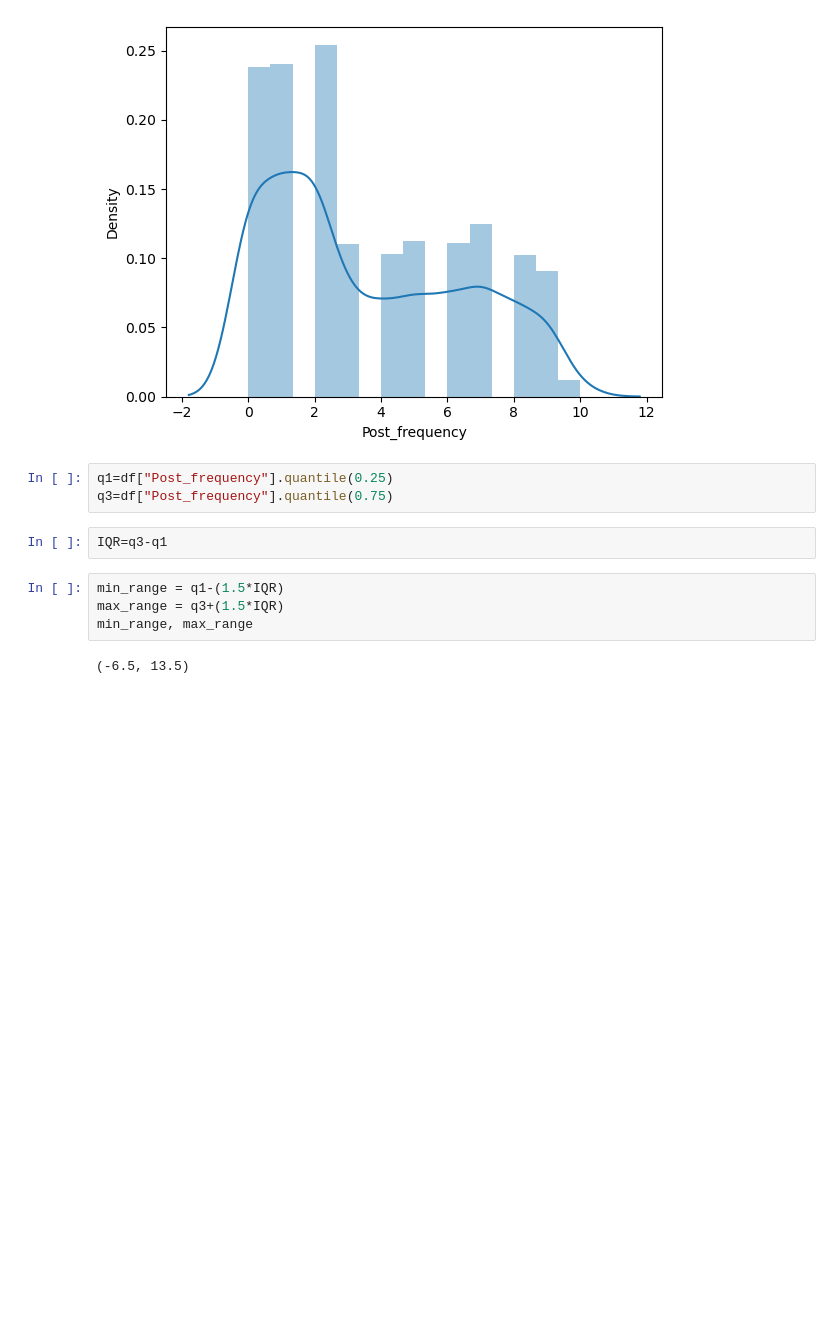
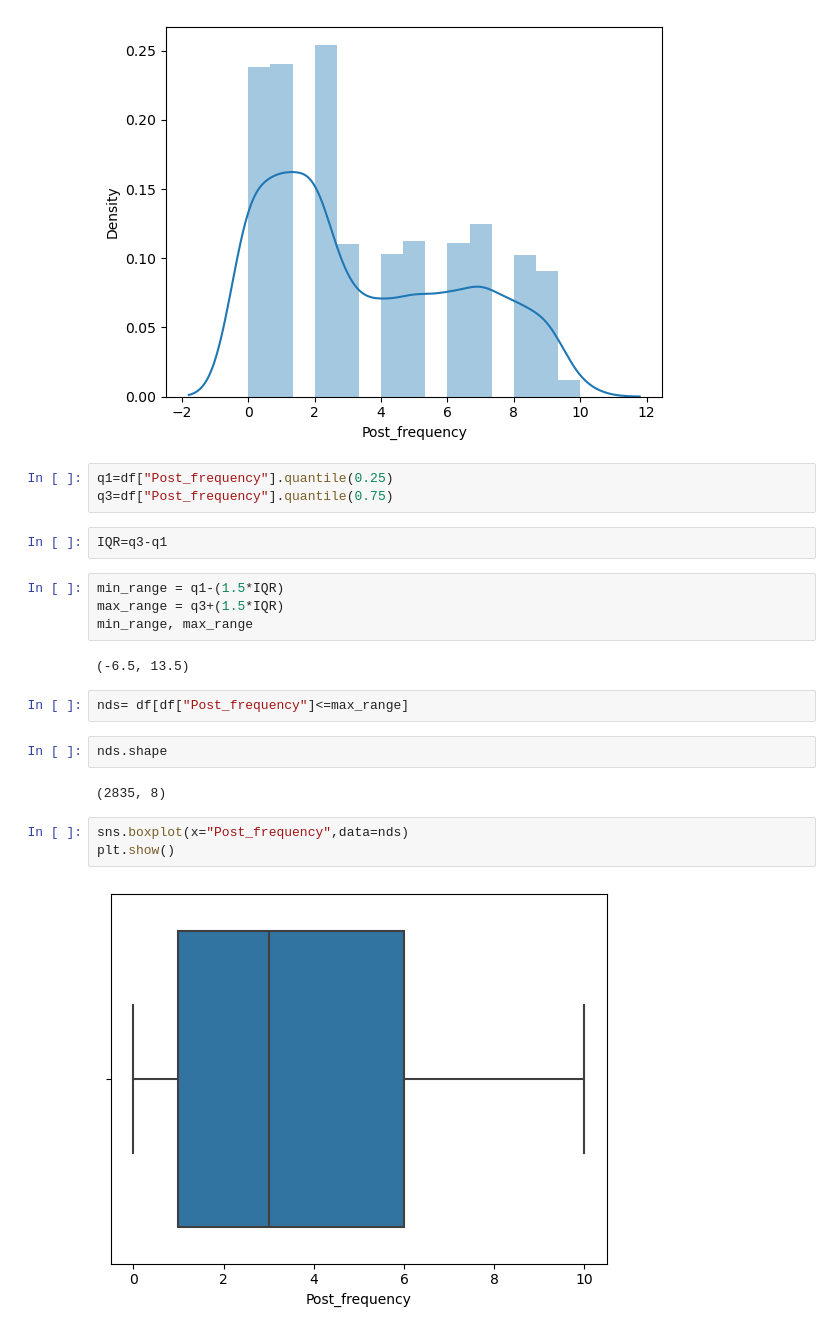
Before and after one commit to gitcrusher/DataScience, a Jupyter notebook: Personality_Analysis/outliers.ipynb, the cells around one changed output. Saved outputs shown, nothing was run; the diff lists cells and outputs as text; blank space fills up the shorter version.

```diff
--- a/Personality_Analysis/outliers.ipynb
+++ b/Personality_Analysis/outliers.ipynb
@@ -67,3 +67,14 @@ max_range = q3+(1.5*IQR)
 min_range, max_range
 # %% [output]
 (-6.5, 13.5)
+# %%
+nds= df[df["Post_frequency"]<=max_range]
+# %%
+nds.shape
+# %% [output]
+(2835, 8)
+# %%
+sns.boxplot(x="Post_frequency",data=nds)
+plt.show()
+# %% [output]
+[figure, added]
```
